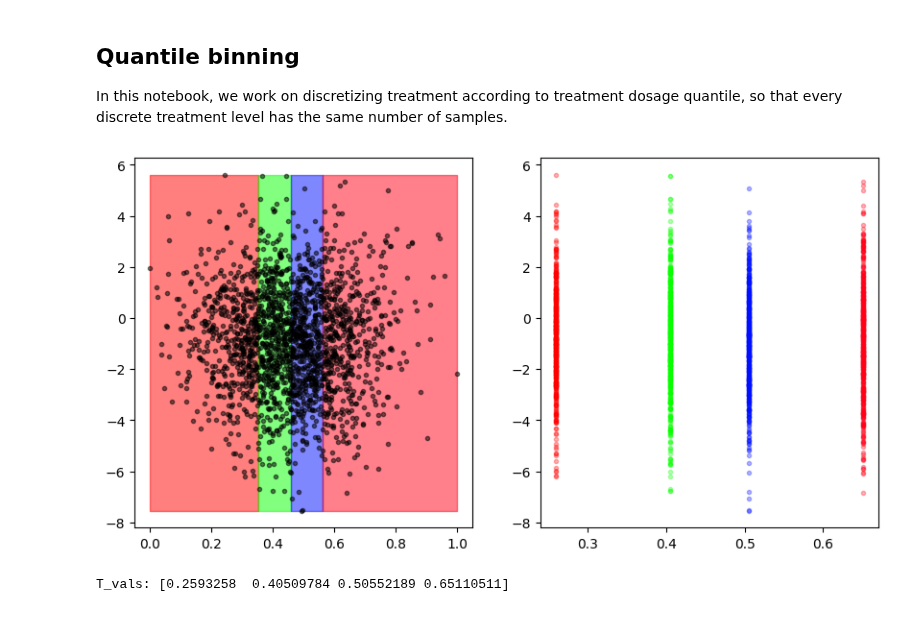
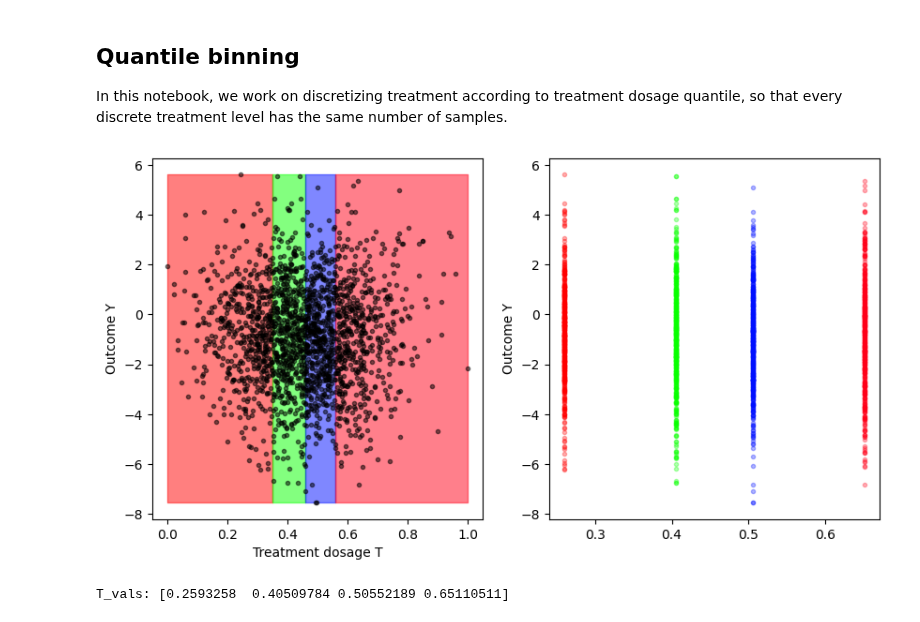
Before and after one commit to chris-L6/CausalPFN, a Jupyter notebook: my-work/Week_11-17/notebooks/quantile_binning.ipynb, the cells around one changed output. Saved outputs shown, nothing was run; the diff lists cells and outputs as text; code cells hidden in the pictures.

```diff
--- a/my-work/Week_11-17/notebooks/quantile_binning.ipynb
+++ b/my-work/Week_11-17/notebooks/quantile_binning.ipynb
@@ -62,34 +62,37 @@ T_discrete, T_vals = discretize_treatment(T, N_DISC)
 
 bin_edges = np.percentile(T, np.linspace(0, 100, N_DISC + 1))
 plt.figure(figsize=(10, 5))
 c_map = plt.get_cmap("hsv", N_DISC) # new color for each discrete dosage
 i = 0
 plt.subplot(1, 2, 1)
 plt.plot(T, Y, '.', alpha=0.5, c="k") # plot the data
 for idx in range(N_DISC):
     left_edge = bin_edges[i]
     right_edge = bin_edges[i + 1]
     ids = (T >= left_edge) & (T <= right_edge)
     avg = np.mean(T[ids])
     plt.fill_betweenx(y=[Y.min(), Y.max()], # plot the discrete treatment regions
                       x1=left_edge,
                       x2=right_edge,
                       color=c_map(i), alpha=0.5)
     i += 1
+plt.xlabel("Treatment dosage T")
+plt.ylabel("Outcome Y")
 
 plt.subplot(1, 2, 2)
 i = 0
 for idx in range(N_DISC):
     left_edge = bin_edges[i]
     right_edge = bin_edges[i + 1]
     ids = (T >= left_edge) & (T <= right_edge)
     avg = np.mean(T[ids])
     plt.plot(T_discrete[ids], Y[ids], '.', alpha=0.3, c=c_map(i))
     i += 1
+plt.ylabel("Outcome Y")
 
 plt.show()
 # %% [output]
-[figure, old version]
+[figure, new version]
 # %%
 print(f"T_vals: {T_vals}")
 # %% [output]
```
